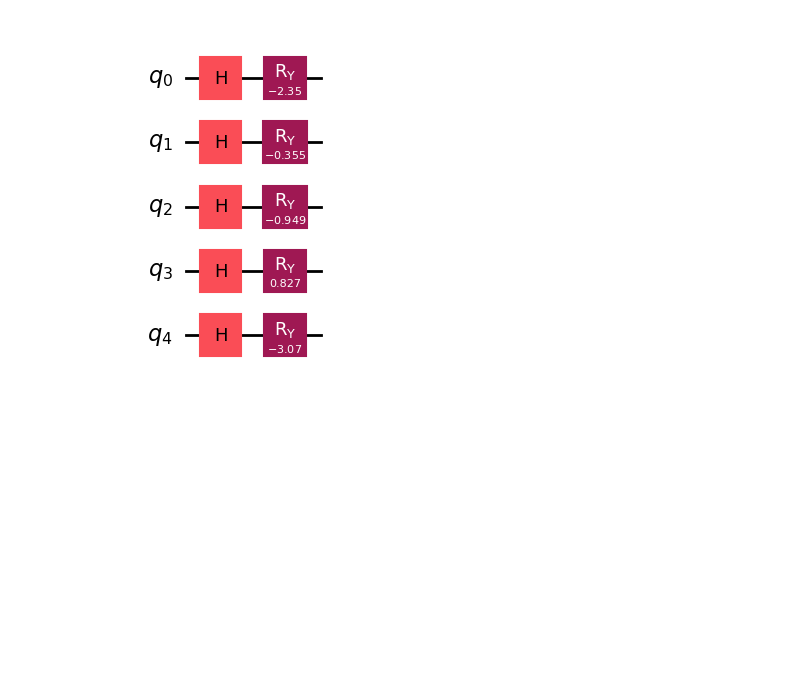
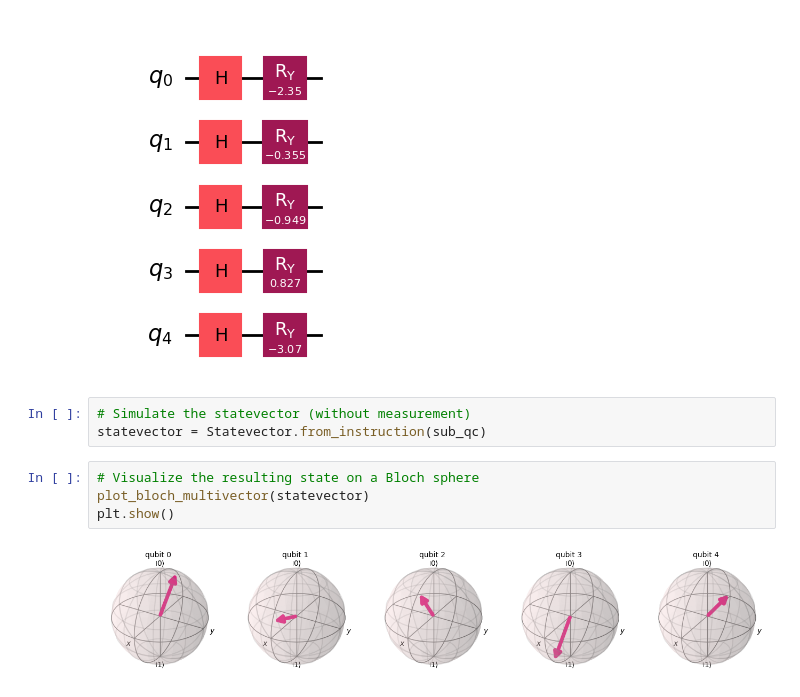
Before and after one commit to Nairobi-Quantum-Hub/quantum-signatures, a Jupyter notebook: quantum-signatures.ipynb, the cells around one changed output. Drawn from its saved outputs; the diff is of its cells as text; blank space fills up the shorter version.

Commit message:
Bloch sphere for first five qubits

```diff
--- a/quantum-signatures.ipynb
+++ b/quantum-signatures.ipynb
@@ -157,3 +157,12 @@ sub_qc.draw('mpl')
 plt.show()
 # %% [output]
 [figure]
+# %%
+# Simulate the statevector (without measurement)
+statevector = Statevector.from_instruction(sub_qc)
+# %%
+# Visualize the resulting state on a Bloch sphere
+plot_bloch_multivector(statevector)
+plt.show()
+# %% [output]
+[figure, added]
```
